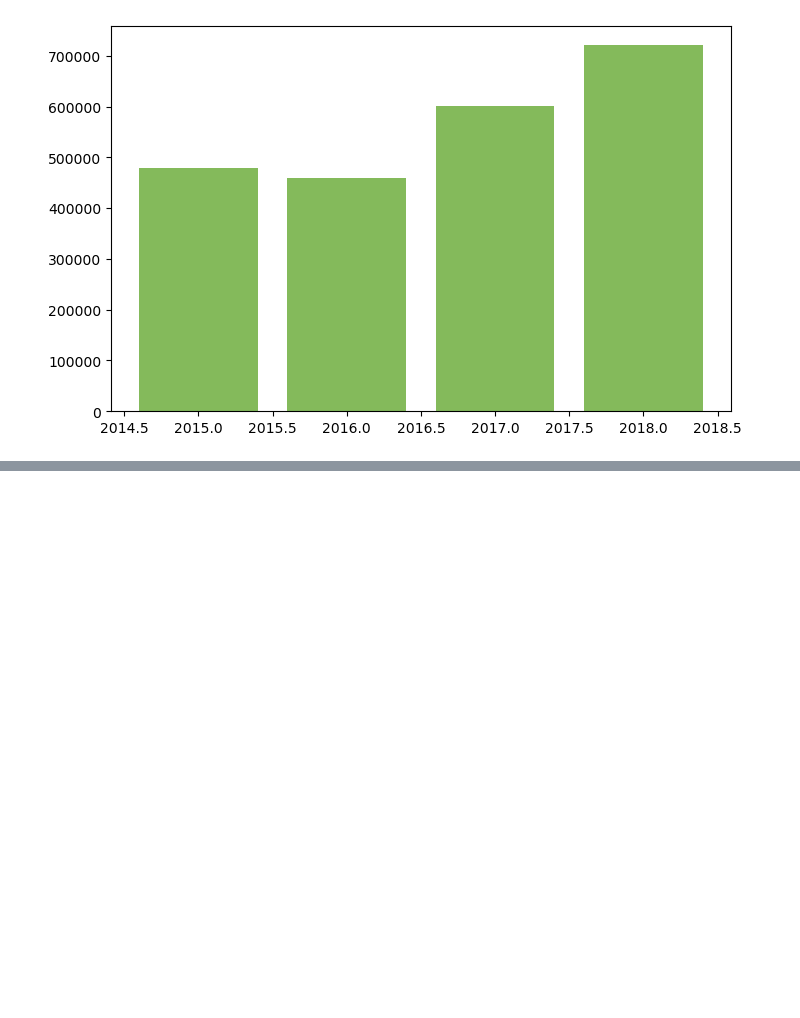
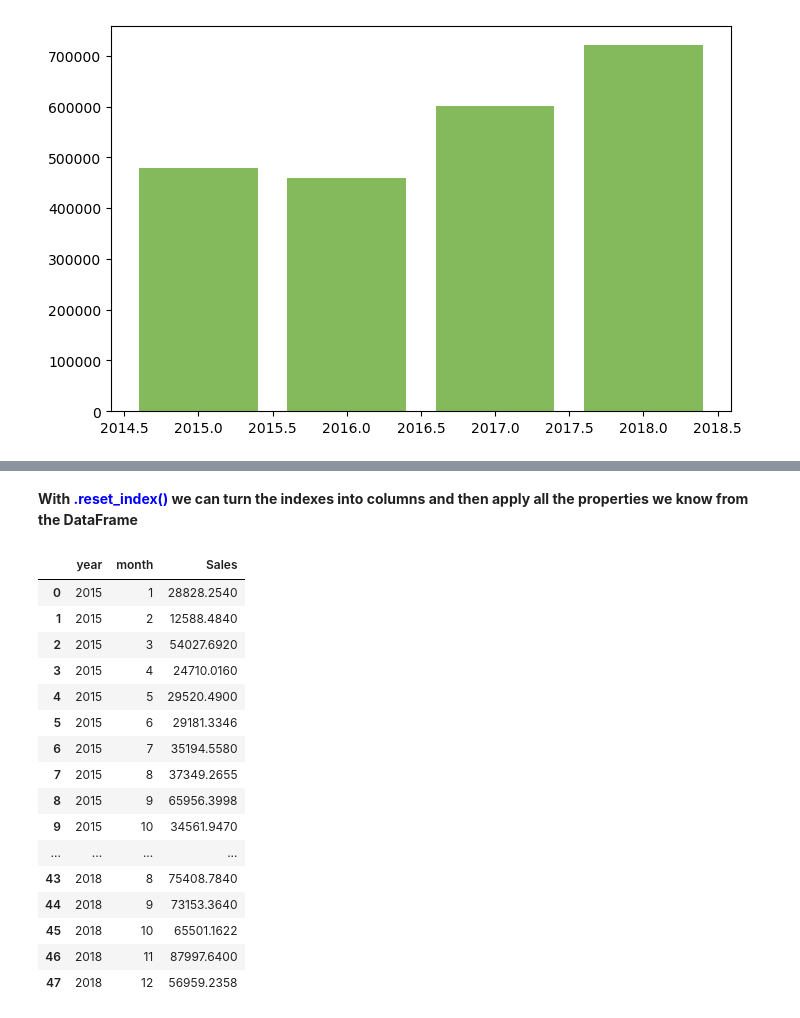
Before and after one commit to Oliveira-Gui/Project_03_Superstore_DataAnalysis, a Jupyter notebook: Superstore_DataAnalysis.ipynb, the cells around one changed output, grey strips where cells are left out. Saved outputs shown, nothing was run; the diff lists cells and outputs as text; code cells hidden in the pictures; blank space fills up the shorter version.

```diff
--- a/Superstore_DataAnalysis.ipynb
+++ b/Superstore_DataAnalysis.ipynb
@@ -192,0 +289,2 @@ plt.show()
+# %% [markdown]
+**With <font color="blue">.reset_index()</font> we can turn the indexes into columns and then apply all the properties we know from the DataFrame**
@@ -192,0 +294,21 @@ plt.show()
+# %%
+# Visualizando a base novamente
+sum_month
+# %% [output]
+|  | year | month | Sales |
+| 0 | 2015 | 1 | 28828.2540 |
+| 1 | 2015 | 2 | 12588.4840 |
+| 2 | 2015 | 3 | 54027.6920 |
+| 3 | 2015 | 4 | 24710.0160 |
+| 4 | 2015 | 5 | 29520.4900 |
+| 5 | 2015 | 6 | 29181.3346 |
+| 6 | 2015 | 7 | 35194.5580 |
+| 7 | 2015 | 8 | 37349.2655 |
+| 8 | 2015 | 9 | 65956.3998 |
+| 9 | 2015 | 10 | 34561.9470 |
+| ... | ... | ... | ... |
+| 43 | 2018 | 8 | 75408.7840 |
+| 44 | 2018 | 9 | 73153.3640 |
+| 45 | 2018 | 10 | 65501.1622 |
+| 46 | 2018 | 11 | 87997.6400 |
+| 47 | 2018 | 12 | 56959.2358 |
```
Also changed, not shown: parts of 16 cells of this notebook.
